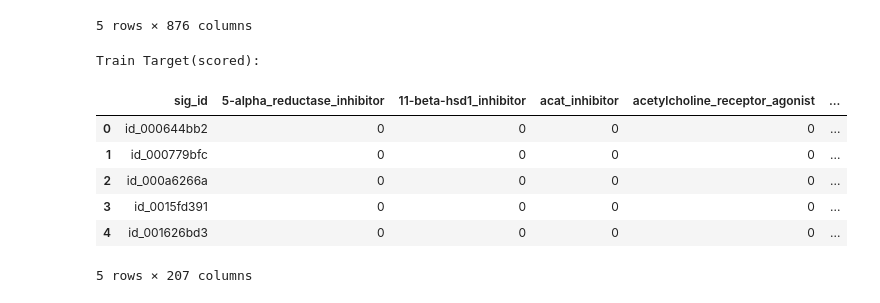
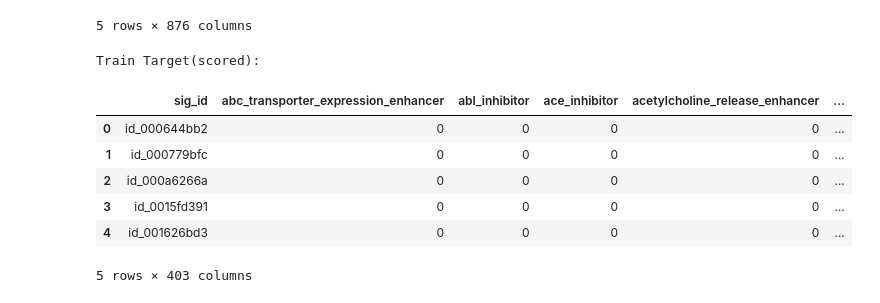
Before and after one commit to smallsunjj/MoA-Prediction, a Jupyter notebook: prediction.ipynb, the cells around one changed output. Cells and saved outputs as stored; diff of their text form; code cells hidden in the pictures.

```diff
--- a/prediction.ipynb
+++ b/prediction.ipynb
@@ -47,16 +53,16 @@ Test Data:
 5 rows × 876 columns
 # %%
 print('Train Target(scored):')
-display(train_target_scored_data.head(5))
+display(train_targets_non_scored_data.head(5))
 # %% [output]
 Train Target(scored):
-|  | sig_id | 5-alpha_reductase_inhibitor | 11-beta-hsd1_inhibitor | acat_inhibitor | acetylcholine_receptor_agonist | ... |
+|  | sig_id | abc_transporter_expression_enhancer | abl_inhibitor | ace_inhibitor | acetylcholine_release_enhancer | ... |
 | 0 | id_000644bb2 | 0 | 0 | 0 | 0 | ... |
 | 1 | id_000779bfc | 0 | 0 | 0 | 0 | ... |
 | 2 | id_000a6266a | 0 | 0 | 0 | 0 | ... |
 | 3 | id_0015fd391 | 0 | 0 | 0 | 0 | ... |
 | 4 | id_001626bd3 | 0 | 0 | 0 | 0 | ... |
-5 rows × 207 columns
+5 rows × 403 columns
 # %%
 print('Train Target(non scored):')
 display(train_target_scored_data.head(5))
```
Also changed, not shown: parts of 3 cells of this notebook.
